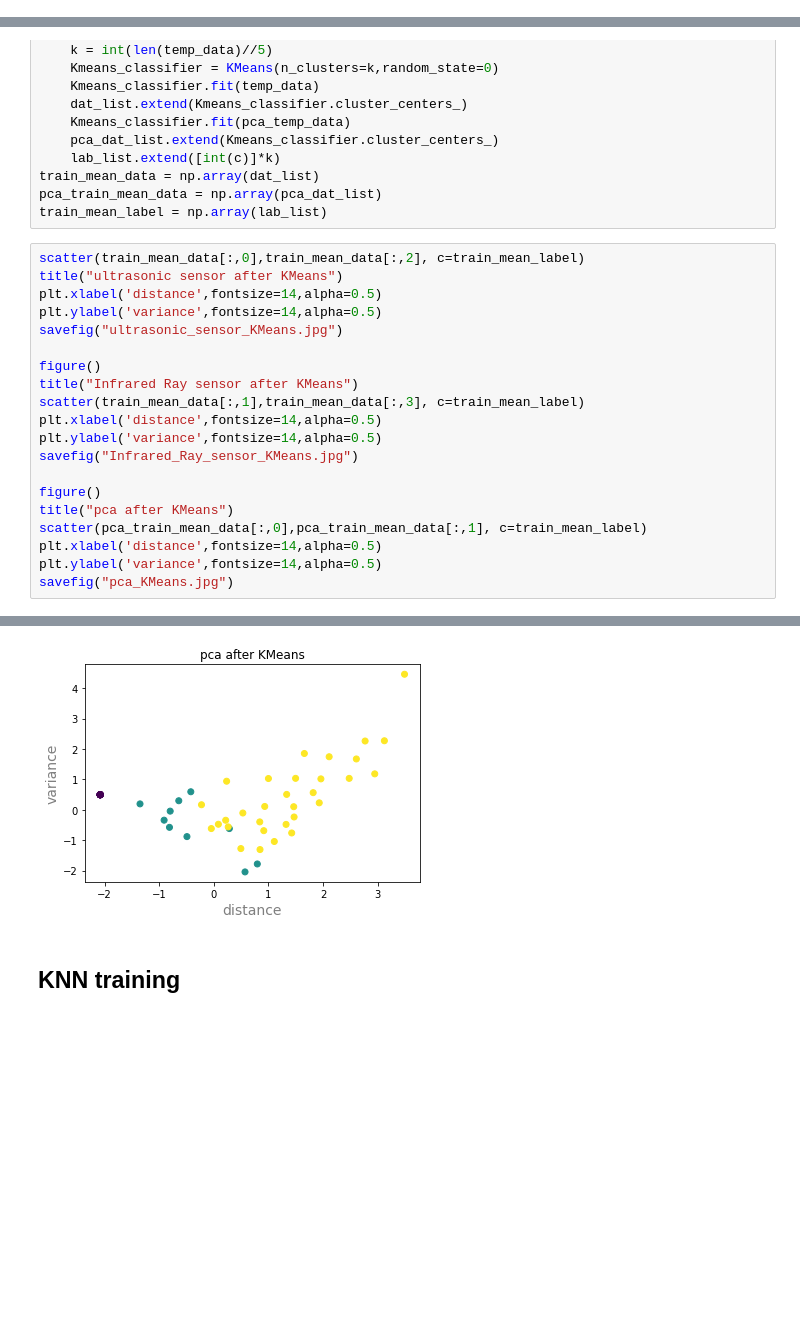
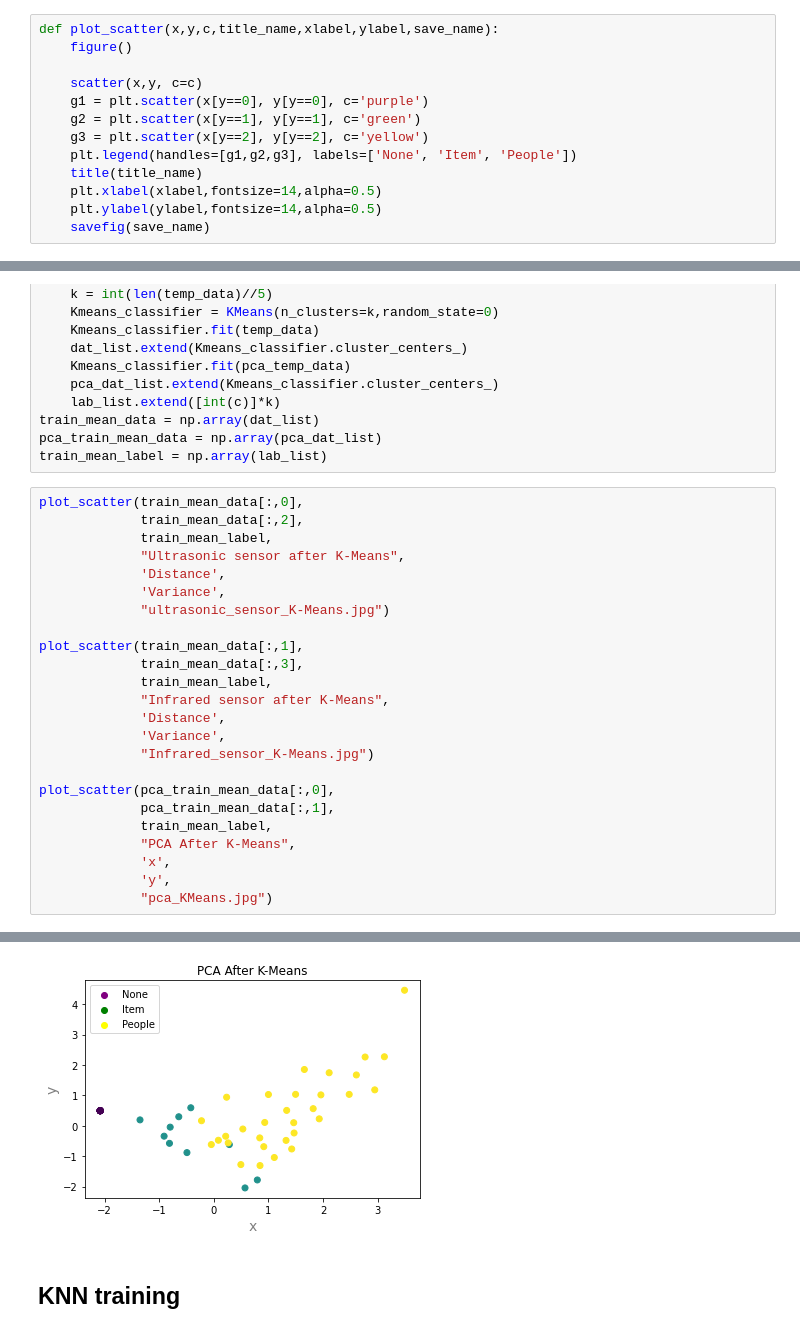
Before and after one commit to GarboLou/SeatU, a Jupyter notebook: src/data/model.ipynb, the cells around one changed output, grey strips where cells are left out. Saved outputs shown, nothing was run; the diff lists cells and outputs as text; blank space fills up the shorter version.

Commit message:
add image

```diff
--- a/src/data/model.ipynb
+++ b/src/data/model.ipynb
@@ -79,4 +82,17 @@ test label size: (140,)
 green points: item
 yellow points: people
 purple points: none
+# %%
+def plot_scatter(x,y,c,title_name,xlabel,ylabel,save_name):
+    figure()
+
+    scatter(x,y, c=c)
+    g1 = plt.scatter(x[y==0], y[y==0], c='purple')
+    g2 = plt.scatter(x[y==1], y[y==1], c='green')
+    g3 = plt.scatter(x[y==2], y[y==2], c='yellow')
+    plt.legend(handles=[g1,g2,g3], labels=['None', 'Item', 'People'])
+    title(title_name)
+    plt.xlabel(xlabel,fontsize=14,alpha=0.5)
+    plt.ylabel(ylabel,fontsize=14,alpha=0.5)
+    savefig(save_name)
 # %%
@@ -124,23 +143,27 @@ train_mean_data = np.array(dat_list)
 pca_train_mean_data = np.array(pca_dat_list)
 train_mean_label = np.array(lab_list)
 # %%
-scatter(train_mean_data[:,0],train_mean_data[:,2], c=train_mean_label)
-title("ultrasonic sensor after KMeans")
-plt.xlabel('distance',fontsize=14,alpha=0.5)
-plt.ylabel('variance',fontsize=14,alpha=0.5)
-savefig("ultrasonic_sensor_KMeans.jpg")
+plot_scatter(train_mean_data[:,0],
+             train_mean_data[:,2],
+             train_mean_label,
+             "Ultrasonic sensor after K-Means",
+             'Distance',
+             'Variance',
+             "ultrasonic_sensor_K-Means.jpg")
 
-figure()
-title("Infrared Ray sensor after KMeans")
-scatter(train_mean_data[:,1],train_mean_data[:,3], c=train_mean_label)
-plt.xlabel('distance',fontsize=14,alpha=0.5)
-plt.ylabel('variance',fontsize=14,alpha=0.5)
-savefig("Infrared_Ray_sensor_KMeans.jpg")
+plot_scatter(train_mean_data[:,1],
+             train_mean_data[:,3],
+             train_mean_label,
+             "Infrared sensor after K-Means",
+             'Distance',
+             'Variance',
+             "Infrared_sensor_K-Means.jpg")
 
-figure()
-title("pca after KMeans")
-scatter(pca_train_mean_data[:,0],pca_train_mean_data[:,1], c=train_mean_label)
-plt.xlabel('distance',fontsize=14,alpha=0.5)
-plt.ylabel('variance',fontsize=14,alpha=0.5)
-savefig("pca_KMeans.jpg")
+plot_scatter(pca_train_mean_data[:,0],
+             pca_train_mean_data[:,1],
+             train_mean_label,
+             "PCA After K-Means",
+             'x',
+             'y',
+             "pca_KMeans.jpg")
 # %% [output]
@@ -149,4 +172,4 @@ savefig("pca_KMeans.jpg")
-[figure, old version]
+[figure, new version]
 # %% [markdown]
 ## KNN training
 # %%
```
Also changed, not shown: parts of 6 cells of this notebook, 11 other files.
